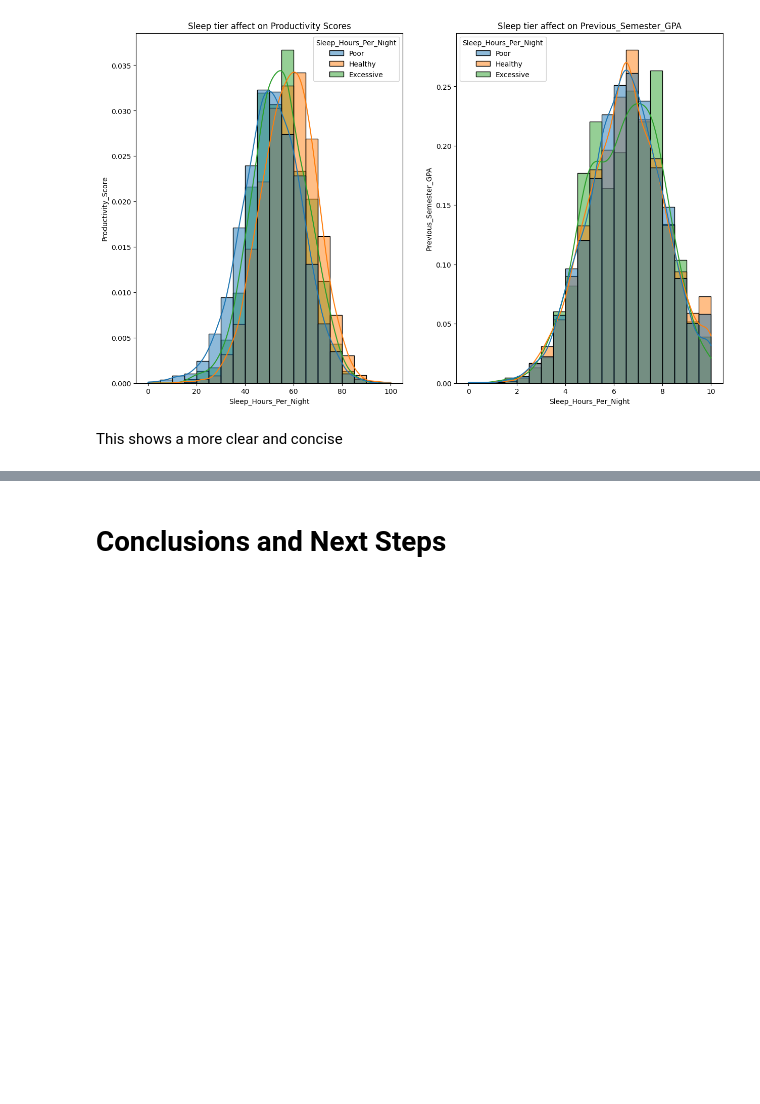
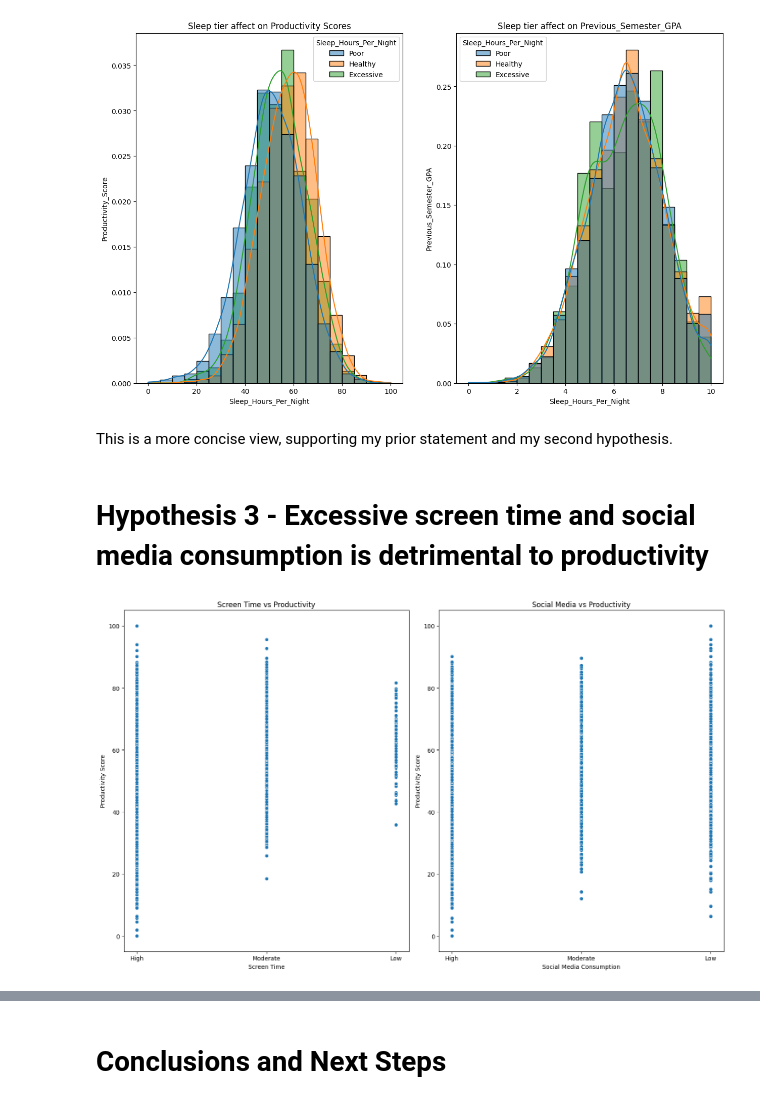
Before and after one commit to 13NateMate37/Student_Productivity_analysis, a Jupyter notebook: jupyter_notebooks/Data_Visualisations.ipynb, the cells around one changed output, grey strips where cells are left out. Cells and saved outputs as stored; diff of their text form; code cells hidden in the pictures; blank space fills up the shorter version.

```diff
--- a/jupyter_notebooks/Data_Visualisations.ipynb
+++ b/jupyter_notebooks/Data_Visualisations.ipynb
@@ -219,5 +219,29 @@ plt.ylabel("Previous_Semester_GPA")
 plt.show()
 # %% [output]
 [figure]
-# %% [markdown]
-This shows a more clear and concise
+# %% [markdown]
+This is a more concise view, supporting my prior statement and my second hypothesis.
+# %% [markdown]
+# Hypothesis 3 - Excessive screen time and social media consumption is detrimental to productivity
+# %%
+# Screen time and social media consumption against productivity
+
+plt.figure(figsize=(15, 9))
+
+plt.subplot(1, 2, 1)
+sns.scatterplot(data=df_cleaned, x='Screen_Time_Hours', y='Productivity_Score')
+plt.title('Screen Time vs Productivity')
+plt.xlabel('Screen Time')
+plt.ylabel('Productivity Score')
+
+plt.subplot(1, 2, 2)
+sns.scatterplot(data=df_cleaned, x='Social_Media_Hours', y='Productivity_Score')
+plt.title('Social Media vs Productivity')
+plt.xlabel('Social Media Consumption')
+plt.ylabel('Productivity Score')
+
+
+plt.tight_layout()
+plt.show()
+# %% [output]
+[figure, added]
```
Also changed, not shown: parts of 3 cells of this notebook.
